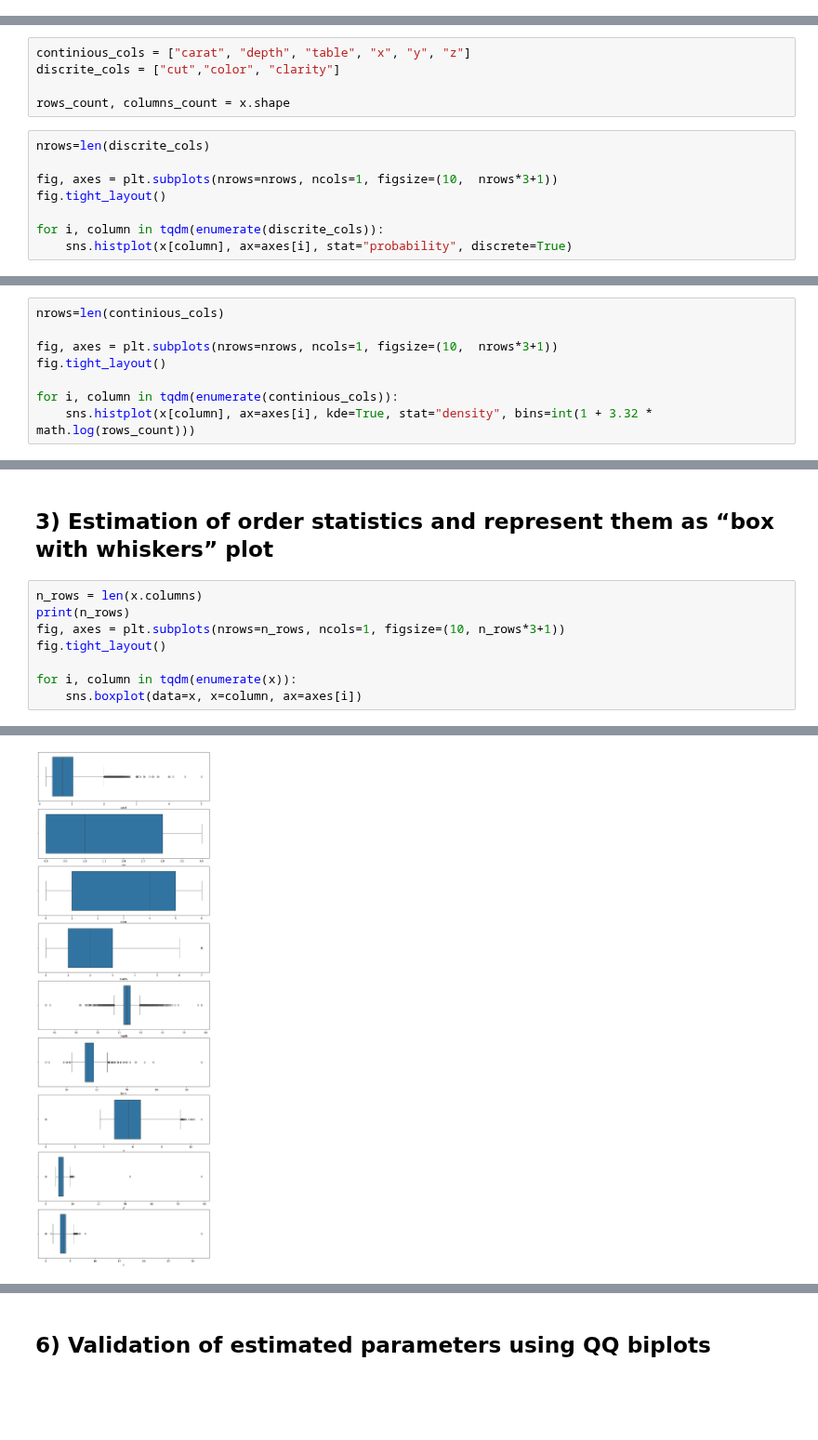
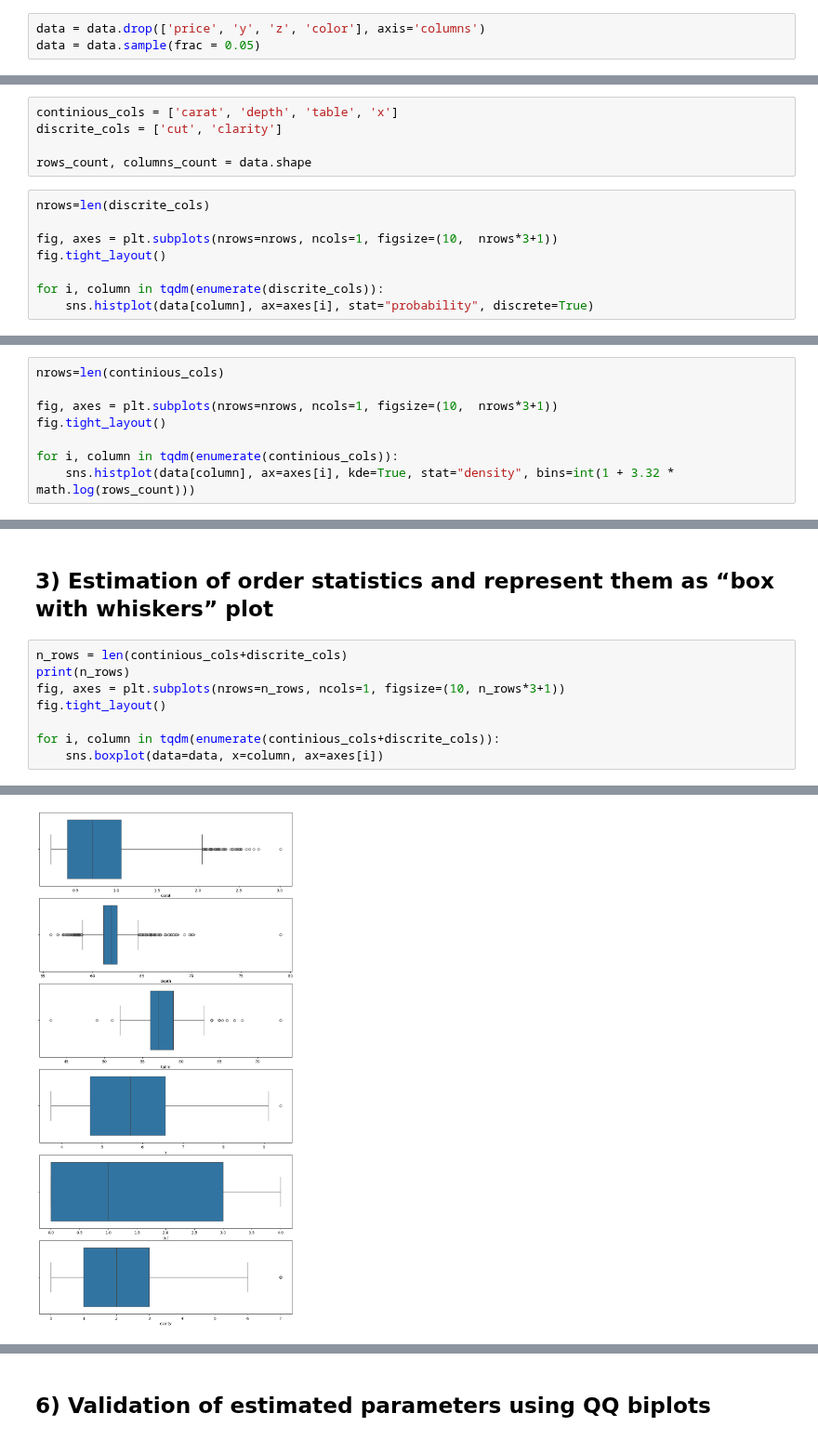
Before and after one commit to RuslanKozlyak/Labs_ITMO, a Jupyter notebook: MVA/MVA_LR_1.ipynb, the cells around one changed output, grey strips where cells are left out. Shown at 93% size. Cells and saved outputs as stored; diff of their text form; blank space fills up the shorter version.

```diff
--- a/MVA/MVA_LR_1.ipynb
+++ b/MVA/MVA_LR_1.ipynb
@@ -110,2 +109,5 @@ x = data.drop(['price'], axis='columns')
+# %%
+data = data.drop(['price', 'y', 'z', 'color'], axis='columns')
+data = data.sample(frac = 0.05)
 # %% [markdown]
 ## **2) Non-parametric estimation of PDF in form of histogram and using kernel density function / probability law**
@@ -112,8 +116,8 @@ x = data.drop(['price'], axis='columns')
 # %%
-continious_cols = ["carat", "depth", "table", "x", "y", "z"]
-discrite_cols = ["cut","color", "clarity"]
+continious_cols = ['carat', 'depth', 'table', 'x']
+discrite_cols = ['cut', 'clarity']
 
-rows_count, columns_count = x.shape
+rows_count, columns_count = data.shape
 # %%
 nrows=len(discrite_cols)
 
@@ -121,5 +125,5 @@ fig, axes = plt.subplots(nrows=nrows, ncols=1, figsize=(10,  nrows*3+1))
 fig.tight_layout()
 
 for i, column in tqdm(enumerate(discrite_cols)):
-    sns.histplot(x[column], ax=axes[i], stat="probability", discrete=True)
+    sns.histplot(data[column], ax=axes[i], stat="probability", discrete=True)
 # %% [output]
@@ -134,5 +138,5 @@ fig, axes = plt.subplots(nrows=nrows, ncols=1, figsize=(10,  nrows*3+1))
 fig.tight_layout()
 
 for i, column in tqdm(enumerate(continious_cols)):
-    sns.histplot(x[column], ax=axes[i], kde=True, stat="density", bins=int(1 + 3.32 * math.log(rows_count)))
+    sns.histplot(data[column], ax=axes[i], kde=True, stat="density", bins=int(1 + 3.32 * math.log(rows_count)))
 # %% [output]
@@ -142,11 +146,11 @@ for i, column in tqdm(enumerate(continious_cols)):
 # %% [markdown]
 ## **3) Estimation of order statistics and represent them as “box with whiskers” plot**
 # %%
-n_rows = len(x.columns)
+n_rows = len(continious_cols+discrite_cols)
 print(n_rows)
 fig, axes = plt.subplots(nrows=n_rows, ncols=1, figsize=(10, n_rows*3+1))
 fig.tight_layout()
 
-for i, column in tqdm(enumerate(x)):
-    sns.boxplot(data=x, x=column, ax=axes[i])
+for i, column in tqdm(enumerate(continious_cols+discrite_cols)):
+    sns.boxplot(data=data, x=column, ax=axes[i])
 # %% [output]
@@ -154 +158 @@ for i, column in tqdm(enumerate(x)):
-[figure, old version]
+[figure, new version]
```
Also changed, not shown: parts of 39 cells of this notebook.
